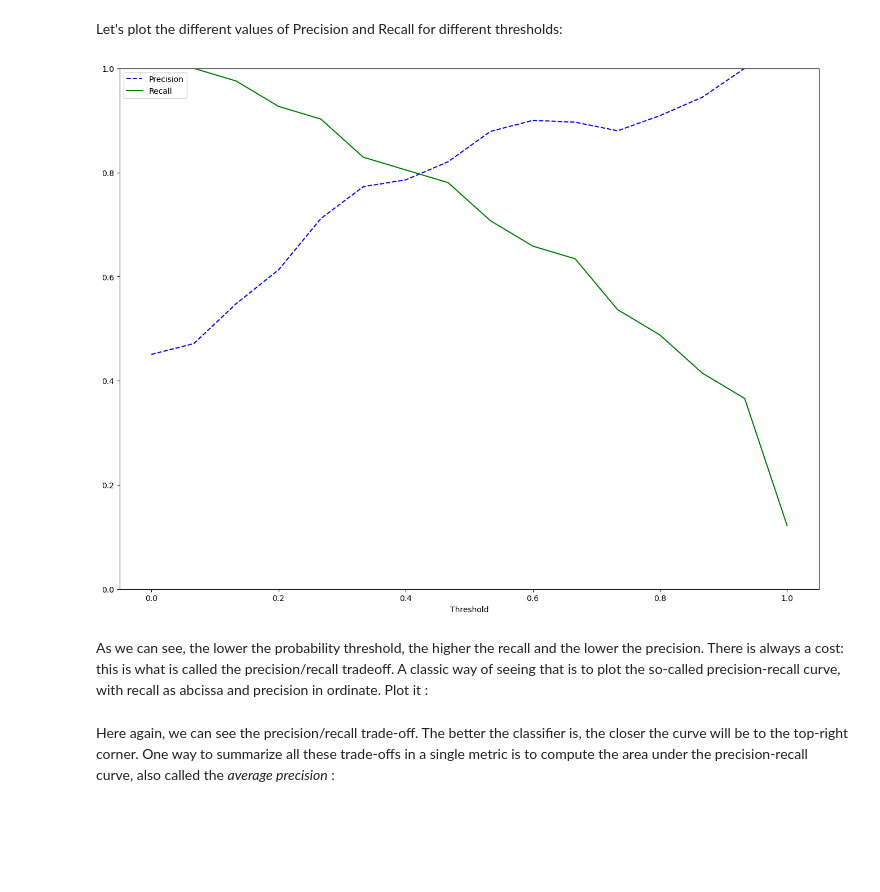
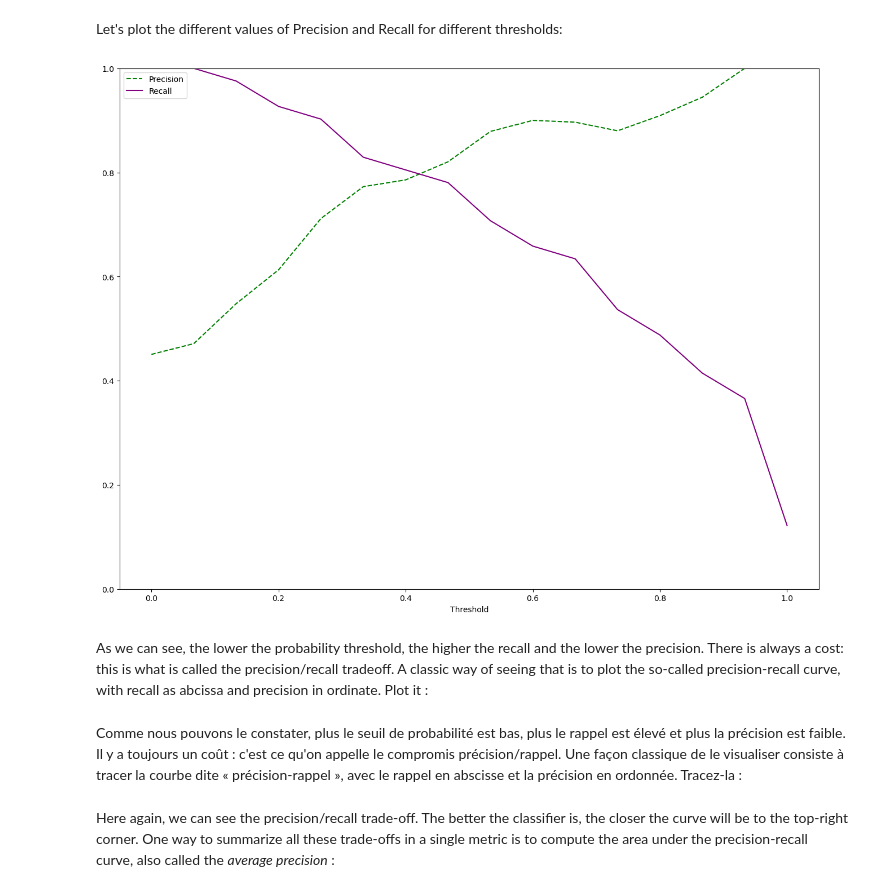
Before and after one commit to someia2026/Machine_Learning_Data_Mining, a Jupyter notebook: Machine_Learning_2.1_Classification.ipynb, the cells around one changed output. Drawn from its saved outputs; the diff is of its cells as text; code cells hidden in the pictures; blank space fills up the shorter version.

```diff
--- a/Machine_Learning_2.1_Classification.ipynb
+++ b/Machine_Learning_2.1_Classification.ipynb
@@ -680,27 +680,27 @@ Let's plot the different values of Precision and Recall for different thresholds
 # %%
 #Precision recall tradeoff
 from sklearn.metrics import precision_recall_curve
 
 def plot_precision_recall_vs_threshold(precisions, recalls, thresholds):
-    plt.plot(thresholds, precisions[:-1], "b--", label="Precision")
-    plt.plot(thresholds, recalls[:-1], "g-", label="Recall")
+    plt.plot(thresholds, precisions[:-1], "b--", label="Precision", color="green")
+    plt.plot(thresholds, recalls[:-1], "g-", label="Recall", color="purple")
     plt.xlabel("Threshold")
     plt.legend(loc="upper left")
     plt.ylim([0, 1])
 plt.show()
 
 #TOFILL
 from sklearn.metrics import precision_recall_curve
 import matplotlib.pyplot as plt
 
 # Calcul precision / recall en fonction du seuil
 precisions, recalls, thresholds = precision_recall_curve(
     y_test,
     y_test_proba
 )
 
 # Plot
 plot_precision_recall_vs_threshold(precisions, recalls, thresholds)
 plt.show()
 # %% [output]
-[figure, old version]
+[figure, new version]
@@ -707,5 +725,7 @@ plt.show()
 # %% [markdown]
 As we can see, the lower the probability threshold, the higher the recall and the lower the precision. There is always a cost: this is what is called the precision/recall tradeoff. A classic way of seeing that is to plot the so-called precision-recall curve, with recall as abcissa and precision in ordinate. Plot it :
+# %% [markdown]
+Comme nous pouvons le constater, plus le seuil de probabilité est bas, plus le rappel est élevé et plus la précision est faible. Il y a toujours un coût : c'est ce qu'on appelle le compromis précision/rappel. Une façon classique de le visualiser consiste à tracer la courbe dite « précision-rappel », avec le rappel en abscisse et la précision en ordonnée. Tracez-la :
 # %%
 def plot_precision_recall_curve(precisions, recalls):
     plt.step(recalls, precisions, linewidth=2)
```
Also changed, not shown: parts of 1 cell of this notebook, 1 other file.
